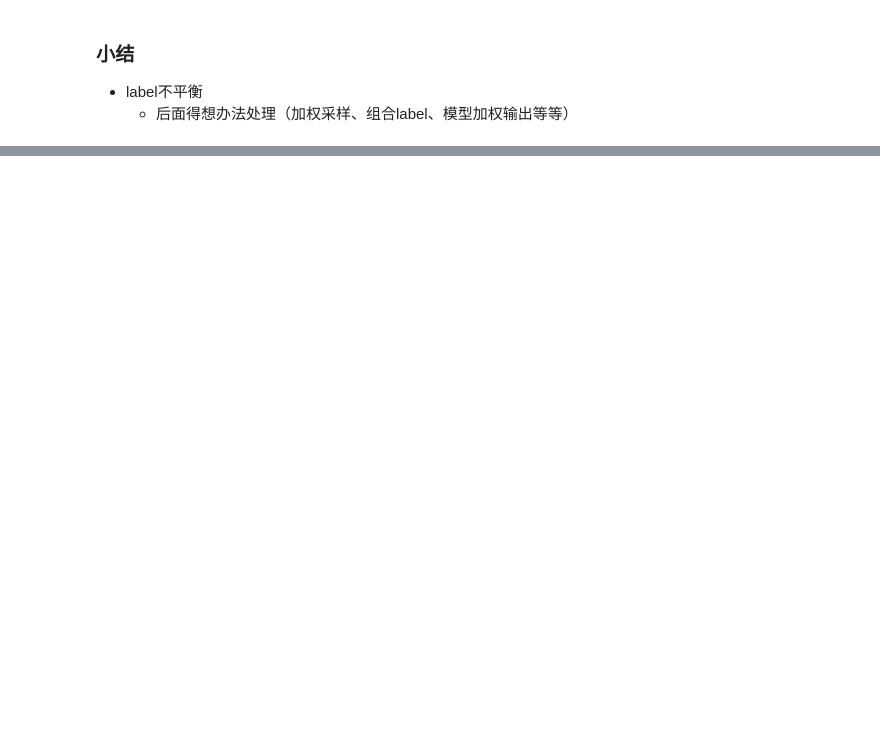
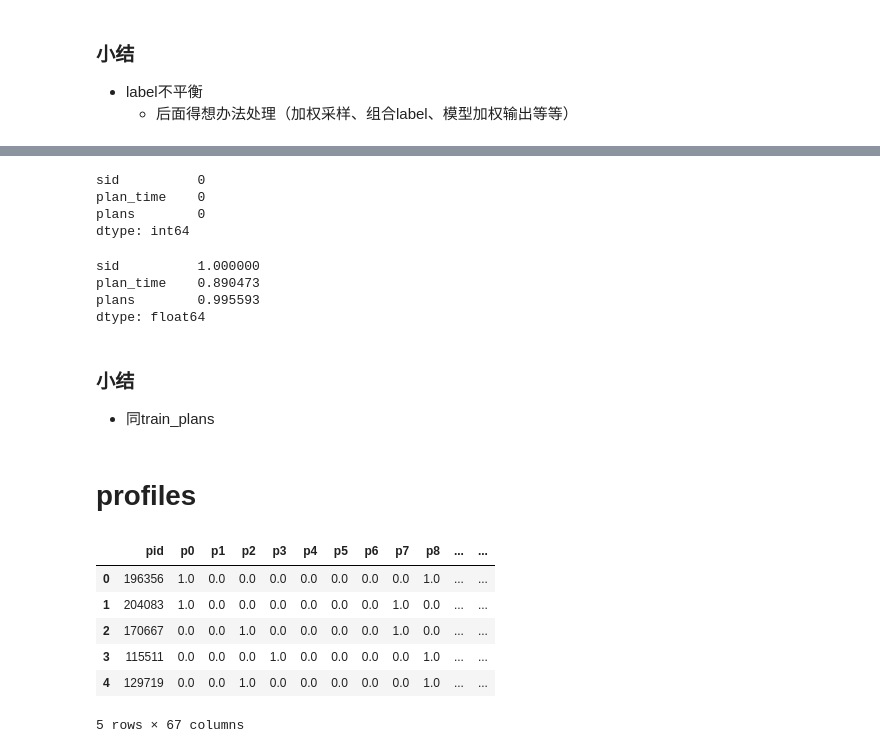
Before and after one commit to AlanConstantine/KDD-Cup-2019-CAMMTR, a Jupyter notebook: Code/ExploratoryDataAnalysis.ipynb, the cells around one changed output, grey strips where cells are left out. Drawn from its saved outputs; the diff is of its cells as text; code cells hidden in the pictures; blank space fills up the shorter version.

```diff
--- a/Code/ExploratoryDataAnalysis.ipynb
+++ b/Code/ExploratoryDataAnalysis.ipynb
@@ -215,0 +291,31 @@ g = sns.barplot(x='Mode', y='Frequency', data=mode_df, ax=ax)
+# %%
+test_plans_df.isnull().sum()
+# %% [output]
+sid          0
+plan_time    0
+plans        0
+dtype: int64
+# %%
+test_plans_df.nunique()/test_plans_df.shape[0]
+# %% [output]
+sid          1.000000
+plan_time    0.890473
+plans        0.995593
+dtype: float64
+# %% [markdown]
+### 小结
+* 同train_plans
+# %% [markdown]
+# profiles
+# %%
+profiles_df = pd.read_csv(main_path+'profiles.csv')
+# %%
+profiles_df.head()
+# %% [output]
+|  | pid | p0 | p1 | p2 | p3 | p4 | p5 | p6 | p7 | p8 | ... | ... |
+| 0 | 196356 | 1.0 | 0.0 | 0.0 | 0.0 | 0.0 | 0.0 | 0.0 | 0.0 | 1.0 | ... | ... |
+| 1 | 204083 | 1.0 | 0.0 | 0.0 | 0.0 | 0.0 | 0.0 | 0.0 | 1.0 | 0.0 | ... | ... |
+| 2 | 170667 | 0.0 | 0.0 | 1.0 | 0.0 | 0.0 | 0.0 | 0.0 | 1.0 | 0.0 | ... | ... |
+| 3 | 115511 | 0.0 | 0.0 | 0.0 | 1.0 | 0.0 | 0.0 | 0.0 | 0.0 | 1.0 | ... | ... |
+| 4 | 129719 | 0.0 | 0.0 | 1.0 | 0.0 | 0.0 | 0.0 | 0.0 | 0.0 | 1.0 | ... | ... |
+5 rows × 67 columns
```
Also changed, not shown: parts of 22 cells of this notebook.
